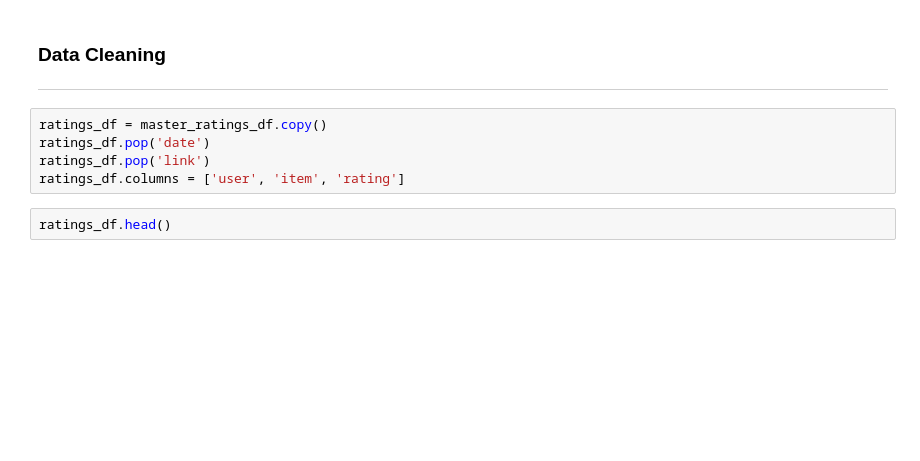
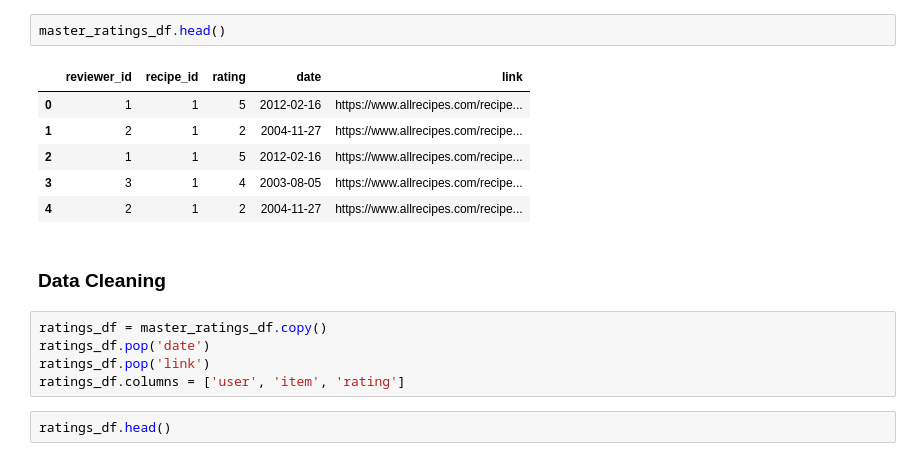
Before and after one commit to Geethanjali2608/Recipes-Recommender, a Jupyter notebook: recipes_recommender.ipynb, the cells around one changed output. Cells and saved outputs as stored; diff of their text form; blank space fills up the shorter version.

```diff
--- a/cap_project_group11-v1.ipynb
+++ b/recipes_recommender.ipynb
@@ -27,6 +56,14 @@ master_ratings_df = pd.read_csv('dataset/reviews-sub.csv')
+# %%
+master_ratings_df.head()
+# %% [output]
+|  | reviewer_id | recipe_id | rating | date | link |
+| 0 | 1 | 1 | 5 | 2012-02-16 | https://www.allrecipes.com/recipe... |
+| 1 | 2 | 1 | 2 | 2004-11-27 | https://www.allrecipes.com/recipe... |
+| 2 | 1 | 1 | 5 | 2012-02-16 | https://www.allrecipes.com/recipe... |
+| 3 | 3 | 1 | 4 | 2003-08-05 | https://www.allrecipes.com/recipe... |
+| 4 | 2 | 1 | 2 | 2004-11-27 | https://www.allrecipes.com/recipe... |
 # %% [markdown]
 ### Data Cleaning
----
 # %%
 ratings_df = master_ratings_df.copy()
 ratings_df.pop('date')
```
Also changed, not shown: parts of 27 cells of this notebook.
